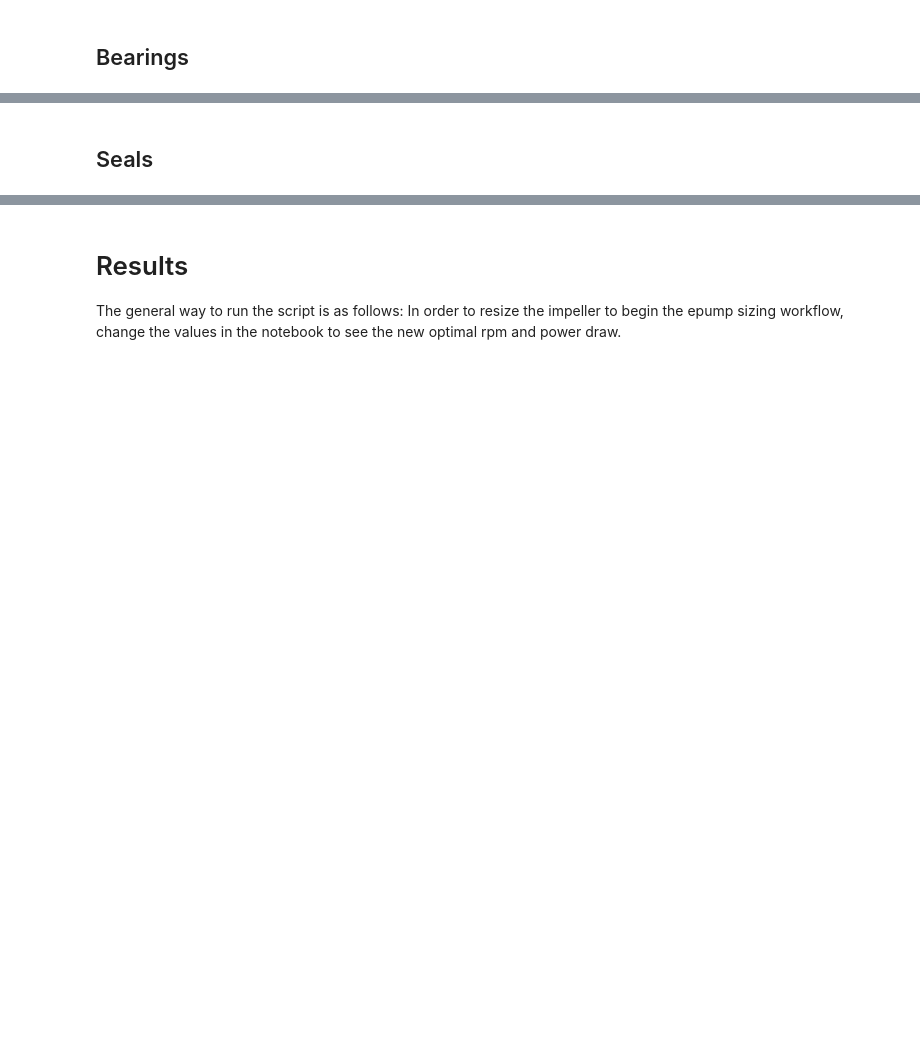
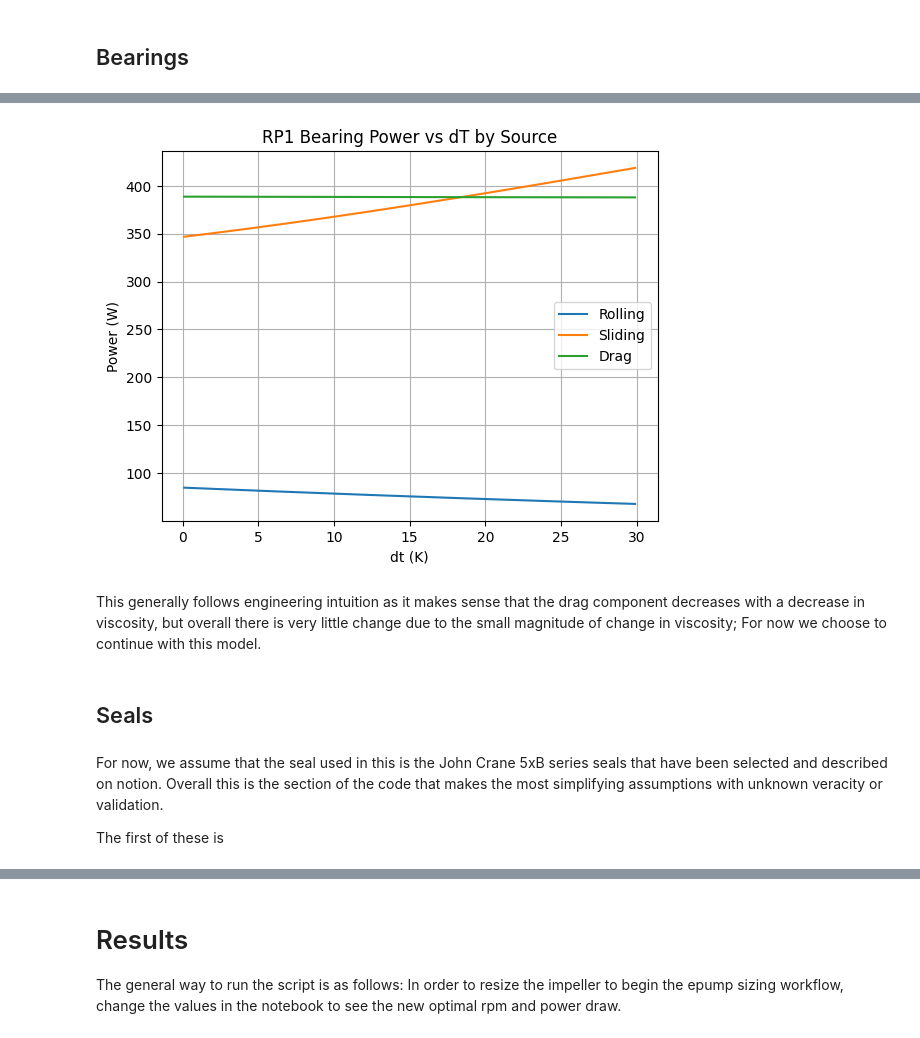
Before and after one commit to gt-space/Turbomachinery, a Jupyter notebook: EPump/EPump Sizer/Pump Sizer Guide.ipynb, the cells around one changed output, grey strips where cells are left out. Cells and saved outputs as stored; diff of their text form; code cells hidden in the pictures; blank space fills up the shorter version.

```diff
--- a/EPump/EPump Sizer/Pump Sizer Guide.ipynb
+++ b/EPump/EPump Sizer/Pump Sizer Guide.ipynb
@@ -51,4 +137,39 @@ We elect not to loop the hydraulic efficiency until a head rise is achieved wher
+# %%
+from defineBearing import bearingClass
+import matplotlib.pyplot as plt
+
+dt_vals = range(1, 300, 1)
+dt_vals = [dt/10 for dt in dt_vals]
+proll_vals = []
+pslide_vals = []
+pdrag_vals = []
+for dt in dt_vals:
+    example = bearingClass("AC",300,dt,"rp1",360,135)
+    example.heating("AC", 20000, 3000, 500)
+    proll_vals.append((1.05*(10**(-4)))*(example.M_rr2+example.M_rr)*20000)
+    pslide_vals.append((1.05*(10**(-4)))*(example.M_sl2+example.M_sl)*20000)
+    pdrag_vals.append((1.05*(10**(-4)))*(example.M_drag2+example.M_drag)*20000)
+
+
+plt.figure()
+plt.plot(dt_vals, proll_vals, label="Rolling")
+plt.plot(dt_vals, pslide_vals, label="Sliding")
+plt.plot(dt_vals, pdrag_vals, label="Drag")
+plt.xlabel("dt (K)")
+plt.ylabel("Power (W)")
+plt.title("RP1 Bearing Power vs dT by Source")
+plt.grid(True)
+plt.legend()
+plt.show()
+# %% [output]
+[figure, added]
+# %% [markdown]
+This generally follows engineering intuition as it makes sense that the drag component decreases with a decrease in viscosity, but overall there is very little change due to the small magnitude of change in viscosity; For now we choose to continue with this model.
 # %% [markdown]
 ## Seals
+# %% [markdown]
+For now, we assume that the seal used in this is the John Crane 5xB series seals that have been selected and described on notion. Overall this is the section of the code that makes the most simplifying assumptions with unknown veracity or validation.
+
+The first of these is
 # %% [markdown]
 ## Coolant Flow
```
Also changed, not shown: parts of 32 cells of this notebook, 4 other files.
